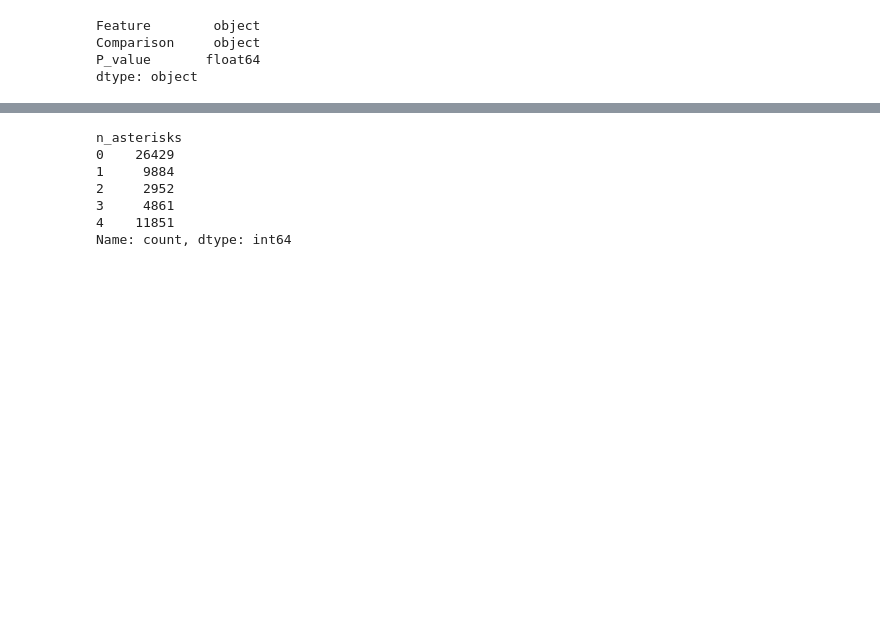
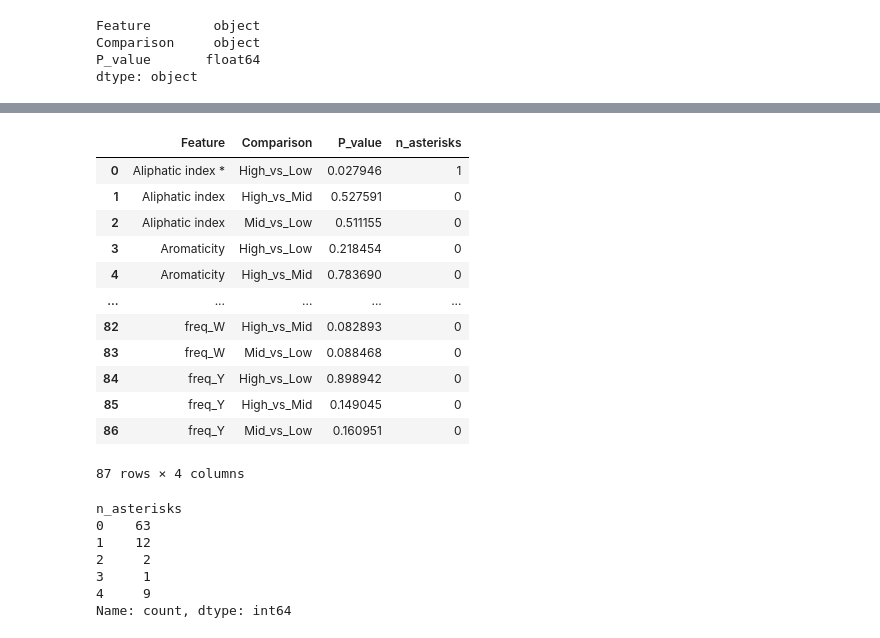
Before and after one commit to Jmartingar/Half_life, a Jupyter notebook: src/statistical_tests/kruskal_iter.ipynb, the cells around one changed output, grey strips where cells are left out. Drawn from its saved outputs; the diff is of its cells as text; code cells hidden in the pictures; blank space fills up the shorter version.

```diff
--- a/src/statistical_tests/kruskal_iter.ipynb
+++ b/src/statistical_tests/kruskal_iter.ipynb
@@ -200,14 +197,35 @@ posthoc_df
 55977 rows × 3 columns
+# %%
+posthoc_df_mean= posthoc_df.groupby(["Feature", "Comparison"], as_index=False)["P_value"].mean()
+# %%
+posthoc_df_mean['Feature'] = posthoc_df_mean.apply(lambda row: f"{row['Feature']} {asterisk(row['P_value'])}", axis=1)
+posthoc_df_mean['Feature'] = posthoc_df_mean['Feature'].str.replace(r'\d+(\.\d+)?(e[+-]?\d+)?', '', regex=True).str.strip()
+# %%
+posthoc_df_mean
+# %% [output]
+|  | Feature | Comparison | P_value | n_asterisks |
+| 0 | Aliphatic index * | High_vs_Low | 0.027946 | 1 |
+| 1 | Aliphatic index | High_vs_Mid | 0.527591 | 0 |
+| 2 | Aliphatic index | Mid_vs_Low | 0.511155 | 0 |
+| 3 | Aromaticity | High_vs_Low | 0.218454 | 0 |
+| 4 | Aromaticity | High_vs_Mid | 0.783690 | 0 |
+| ... | ... | ... | ... | ... |
+| 82 | freq_W | High_vs_Mid | 0.082893 | 0 |
+| 83 | freq_W | Mid_vs_Low | 0.088468 | 0 |
+| 84 | freq_Y | High_vs_Low | 0.898942 | 0 |
+| 85 | freq_Y | High_vs_Mid | 0.149045 | 0 |
+| 86 | freq_Y | Mid_vs_Low | 0.160951 | 0 |
+87 rows × 4 columns
 # %%
-posthoc_df["n_asterisks"] = posthoc_df["Feature"].str.extract(r"(\*+)$")[0].str.len().fillna(0).astype(int)
+posthoc_df_mean["n_asterisks"] = posthoc_df_mean["Feature"].str.extract(r"(\*+)$")[0].str.len().fillna(0).astype(int)
 # Ver cuántos hay de cada cantidad
-conteo_asteriscos = posthoc_df["n_asterisks"].value_counts().sort_index()
+conteo_asteriscos = posthoc_df_mean["n_asterisks"].value_counts().sort_index()
 print(conteo_asteriscos)
 # %% [output]
 n_asterisks
-0    26429
-1     9884
-2     2952
-3     4861
-4    11851
+0    63
+1    12
+2     2
+3     1
+4     9
 Name: count, dtype: int64
```
Also changed, not shown: parts of 2 cells of this notebook, 46 other files.
